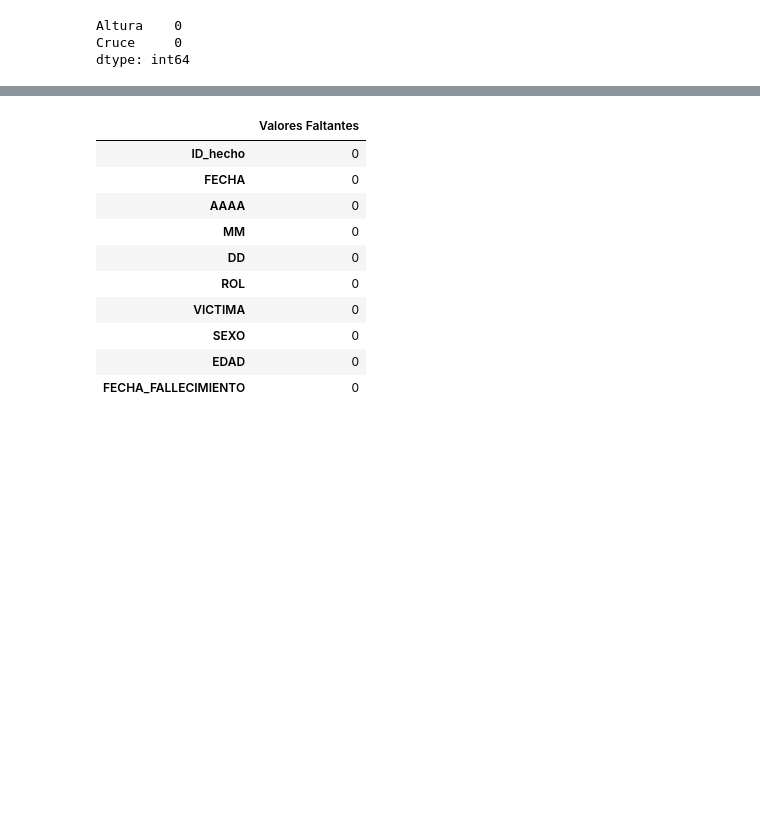
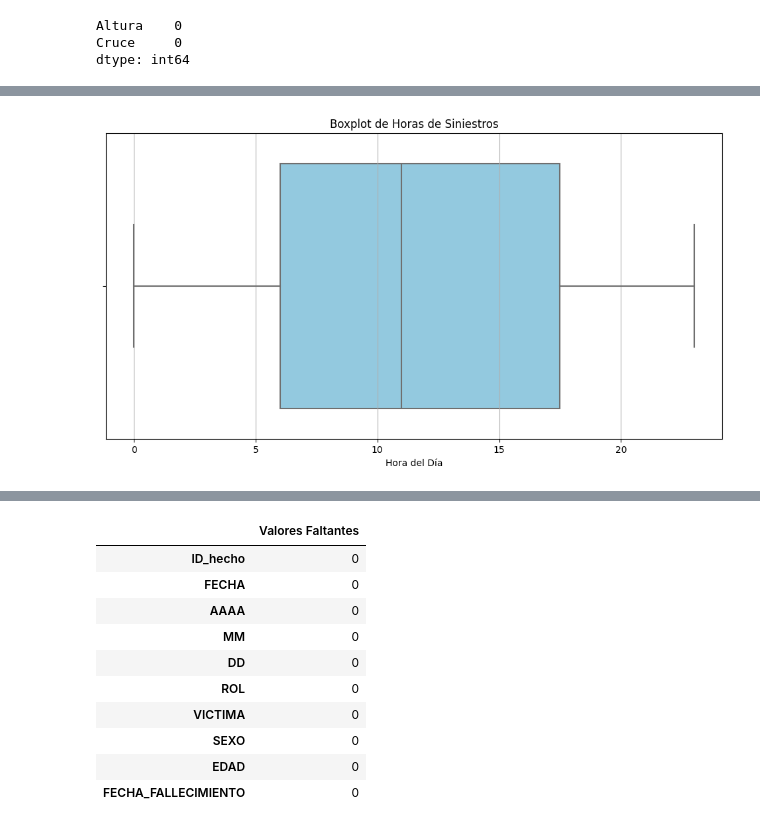
Before and after one commit to maxilucchesi/PI-DataAnalytics, a Jupyter notebook: EDA.ipynb, the cells around one changed output, grey strips where cells are left out. Cells and saved outputs as stored; diff of their text form; code cells hidden in the pictures; blank space fills up the shorter version.

```diff
--- a/EDA.ipynb
+++ b/EDA.ipynb
@@ -191,0 +179,10 @@ dtype: int64
+# %%
+# Graficar un boxplot de las horas
+plt.figure(figsize=(12, 6))
+sns.boxplot(x=homicidios_hechos['HORA_NUM'], color='skyblue')
+plt.title('Boxplot de Horas de Siniestros')
+plt.xlabel('Hora del Día')
+plt.grid(axis='x')
+plt.show()
+# %% [output]
+[figure, added]
```
Also changed, not shown: parts of 95 cells of this notebook, 3 other files.
